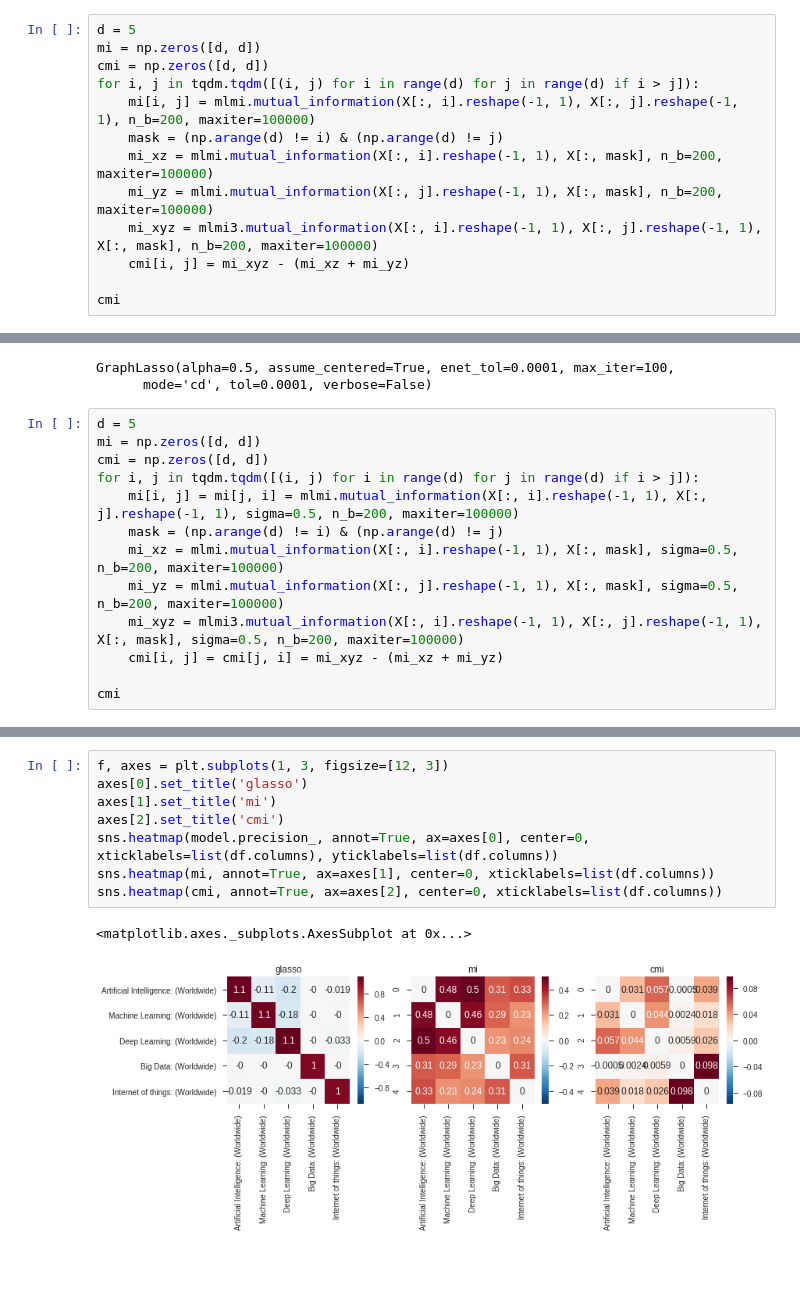
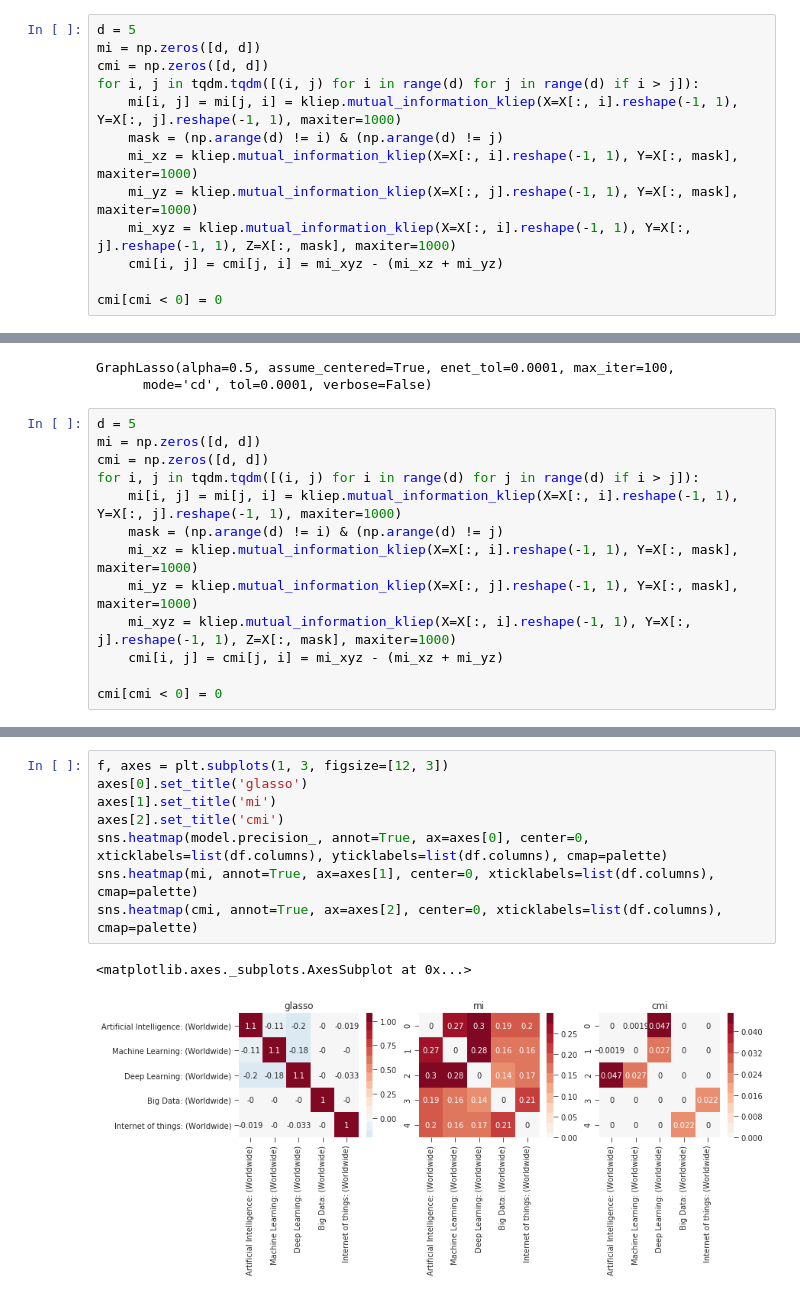
Before and after one commit to y-takashina/density_ratio, a Jupyter notebook: cmi-real-data.ipynb, the cells around one changed output, grey strips where cells are left out. Saved outputs shown, nothing was run; the diff lists cells and outputs as text; blank space fills up the shorter version.

Commit message:
refactored mlmis

```diff
--- a/cmi-real-data.ipynb
+++ b/cmi-real-data.ipynb
@@ -44,11 +44,11 @@ d = 5
 mi = np.zeros([d, d])
 cmi = np.zeros([d, d])
 for i, j in tqdm.tqdm([(i, j) for i in range(d) for j in range(d) if i > j]):
-    mi[i, j] = mlmi.mutual_information(X[:, i].reshape(-1, 1), X[:, j].reshape(-1, 1), n_b=200, maxiter=100000)
+    mi[i, j] = mi[j, i] = kliep.mutual_information_kliep(X=X[:, i].reshape(-1, 1), Y=X[:, j].reshape(-1, 1), maxiter=1000)
     mask = (np.arange(d) != i) & (np.arange(d) != j)
-    mi_xz = mlmi.mutual_information(X[:, i].reshape(-1, 1), X[:, mask], n_b=200, maxiter=100000)
-    mi_yz = mlmi.mutual_information(X[:, j].reshape(-1, 1), X[:, mask], n_b=200, maxiter=100000)
-    mi_xyz = mlmi3.mutual_information(X[:, i].reshape(-1, 1), X[:, j].reshape(-1, 1), X[:, mask], n_b=200, maxiter=100000)
-    cmi[i, j] = mi_xyz - (mi_xz + mi_yz)
+    mi_xz = kliep.mutual_information_kliep(X=X[:, i].reshape(-1, 1), Y=X[:, mask], maxiter=1000)
+    mi_yz = kliep.mutual_information_kliep(X=X[:, j].reshape(-1, 1), Y=X[:, mask], maxiter=1000)
+    mi_xyz = kliep.mutual_information_kliep(X=X[:, i].reshape(-1, 1), Y=X[:, j].reshape(-1, 1), Z=X[:, mask], maxiter=1000)
+    cmi[i, j] = cmi[j, i] = mi_xyz - (mi_xz + mi_yz)
 
-cmi
+cmi[cmi < 0] = 0
@@ -101,11 +95,11 @@ d = 5
 mi = np.zeros([d, d])
 cmi = np.zeros([d, d])
 for i, j in tqdm.tqdm([(i, j) for i in range(d) for j in range(d) if i > j]):
-    mi[i, j] = mi[j, i] = mlmi.mutual_information(X[:, i].reshape(-1, 1), X[:, j].reshape(-1, 1), sigma=0.5, n_b=200, maxiter=100000)
+    mi[i, j] = mi[j, i] = kliep.mutual_information_kliep(X=X[:, i].reshape(-1, 1), Y=X[:, j].reshape(-1, 1), maxiter=1000)
     mask = (np.arange(d) != i) & (np.arange(d) != j)
-    mi_xz = mlmi.mutual_information(X[:, i].reshape(-1, 1), X[:, mask], sigma=0.5, n_b=200, maxiter=100000)
-    mi_yz = mlmi.mutual_information(X[:, j].reshape(-1, 1), X[:, mask], sigma=0.5, n_b=200, maxiter=100000)
-    mi_xyz = mlmi3.mutual_information(X[:, i].reshape(-1, 1), X[:, j].reshape(-1, 1), X[:, mask], sigma=0.5, n_b=200, maxiter=100000)
+    mi_xz = kliep.mutual_information_kliep(X=X[:, i].reshape(-1, 1), Y=X[:, mask], maxiter=1000)
+    mi_yz = kliep.mutual_information_kliep(X=X[:, j].reshape(-1, 1), Y=X[:, mask], maxiter=1000)
+    mi_xyz = kliep.mutual_information_kliep(X=X[:, i].reshape(-1, 1), Y=X[:, j].reshape(-1, 1), Z=X[:, mask], maxiter=1000)
     cmi[i, j] = cmi[j, i] = mi_xyz - (mi_xz + mi_yz)
 
-cmi
+cmi[cmi < 0] = 0
@@ -118,14 +106,14 @@ array([[ 0.        ,  0.031098  ,  0.05680061, -0.00049953,  0.03870322],
 # %%
 f, axes = plt.subplots(1, 3, figsize=[12, 3])
 axes[0].set_title('glasso')
 axes[1].set_title('mi')
 axes[2].set_title('cmi')
-sns.heatmap(model.precision_, annot=True, ax=axes[0], center=0, xticklabels=list(df.columns), yticklabels=list(df.columns))
-sns.heatmap(mi, annot=True, ax=axes[1], center=0, xticklabels=list(df.columns))
-sns.heatmap(cmi, annot=True, ax=axes[2], center=0, xticklabels=list(df.columns))
+sns.heatmap(model.precision_, annot=True, ax=axes[0], center=0, xticklabels=list(df.columns), yticklabels=list(df.columns), cmap=palette)
+sns.heatmap(mi, annot=True, ax=axes[1], center=0, xticklabels=list(df.columns), cmap=palette)
+sns.heatmap(cmi, annot=True, ax=axes[2], center=0, xticklabels=list(df.columns), cmap=palette)
 # %% [output]
 <matplotlib.axes._subplots.AxesSubplot at 0x...>
-[figure, old version]
+[figure, new version]
 # %%
 g1 = nx.from_numpy_matrix(model.precision_)
 g2 = nx.from_numpy_matrix(cmi > 0.02)
```
Also changed, not shown: parts of 7 cells of this notebook, 4 other files.
